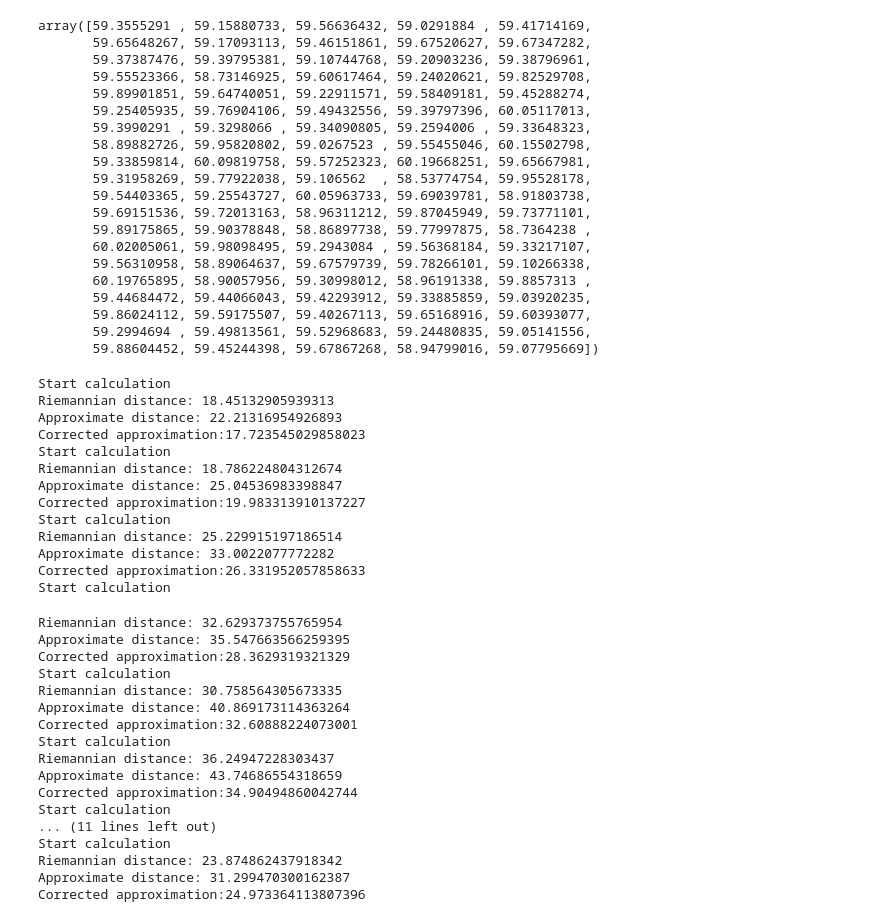
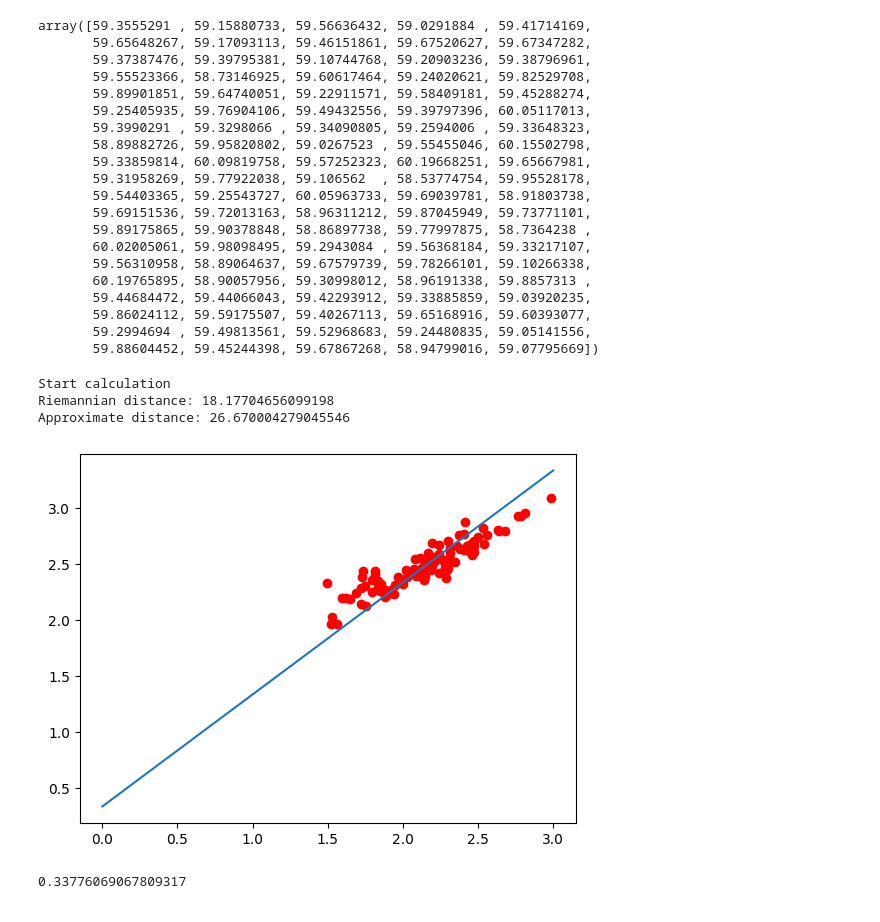
Before and after one commit to LANEVADA/IG, a Jupyter notebook: scratch.ipynb, the cells around one changed output. Drawn from its saved outputs; the diff is of its cells as text; code cells hidden in the pictures.

```diff
--- a/scratch.ipynb
+++ b/scratch.ipynb
@@ -189,6 +189,8 @@ def riemannian_distance(R1: np.ndarray, R2: np.ndarray) -> float:
             R1_inv = np.linalg.inv(R1)
             M = R1_inv @ R2
             log_M = la.logm(M)
+            eival,eivect=np.linalg.eigh(log_M)
+            #print(eival)
             return np.linalg.norm(log_M, 'fro')
         except (np.linalg.LinAlgError, la.LinAlgError):
             print("ERROR!")
@@ -295,7 +290,7 @@ def riemannian_distance_optimized(x, y):
     D = np.sqrt(np.sum((Lx - Ly)**2))
     return D
 # %%
-def standard_distance(n:int):
+def standard_distance(n:int,smooth=False):
     core=MIGCore()
     r1=generate_real_Toeplitz_covariance(n)
     r2=generate_real_Toeplitz_covariance(n)
@@ -307,14 +302,20 @@ def standard_distance(n:int):
     y=y.ravel()
     print("Start calculation")
 
-    corr_x=core.generate_covariance_matrix(x,True)
-    corr_y=core.generate_covariance_matrix(y,True)
+    corr_x=core.generate_covariance_matrix(x,smooth)
+    corr_y=core.generate_covariance_matrix(y,smooth)
     # print("symbol:",s1,s2)
     d=riemannian_distance(corr_x, corr_y)
     print(f"Riemannian distance: {d}")
     # lx=riemannian_distance_smooth_fixed_fast(x)
     # ly=riemannian_distance_smooth_fixed_fast(y)
-    d_approx = riemannian_distance_optimized(x, y)
+    d_approx = riemannian_distance_optimized(x, y,smooth)
     print(f"Approximate distance: {d_approx}")
-    print(f"Corrected approximation:{d_approx/(np.sqrt(np.pi/2))}")
+    #print(f"Corrected approximation:{d_approx/(np.sqrt(np.pi/2))}")
     return d, d_approx
+# %%
+d,da=standard_distance(128)
+# %% [output]
+Start calculation
+Riemannian distance: 18.17704656099198
+Approximate distance: 26.670004279045546
@@ -321,34 +324,23 @@ def standard_distance(n:int):
 # %%
-for i in range(10):
-    d,d_a=standard_distance(1024)
+import matplotlib.pyplot as plt
+def experiment_pipeline(n:int):
+    d=[]
+    d_a=[]
+    axis=[]
+    for i in range(100):
+        d1,da1= standard_distance(n,True)
+        d.append(d1)
+        d_a.append(da1)
+        axis.append(i)
+    plt.scatter(np.log(d),np.log(d_a),color='r')
+    intercept=np.mean(np.log(d_a)-np.log(d))
+    x=np.linspace(0,3,100)
+    y=x+intercept
+    plt.plot(x,y)
+    plt.show()
+    print(intercept)
+    return d,d_a
+d,da=experiment_pipeline(128)
 # %% [output]
+[figure, added]
-Start calculation
-Riemannian distance: 18.45132905939313
-Approximate distance: 22.21316954926893
-Corrected approximation:17.723545029858023
-Start calculation
-Riemannian distance: 18.786224804312674
-Approximate distance: 25.04536983398847
-Corrected approximation:19.983313910137227
-Start calculation
-Riemannian distance: 25.229915197186514
-Approximate distance: 33.0022077772282
-Corrected approximation:26.331952057858633
-Start calculation
+0.33776069067809317
-Riemannian distance: 32.629373755765954
-Approximate distance: 35.547663566259395
-Corrected approximation:28.3629319321329
-Start calculation
-Riemannian distance: 30.758564305673335
-Approximate distance: 40.869173114363264
-Corrected approximation:32.60888224073001
-Start calculation
-Riemannian distance: 36.24947228303437
-Approximate distance: 43.74686554318659
-Corrected approximation:34.90494860042744
-Start calculation
-... (11 lines left out)
-Start calculation
-Riemannian distance: 23.874862437918342
-Approximate distance: 31.299470300162387
-Corrected approximation:24.973364113807396
```
Also changed, not shown: parts of 30 cells of this notebook.
